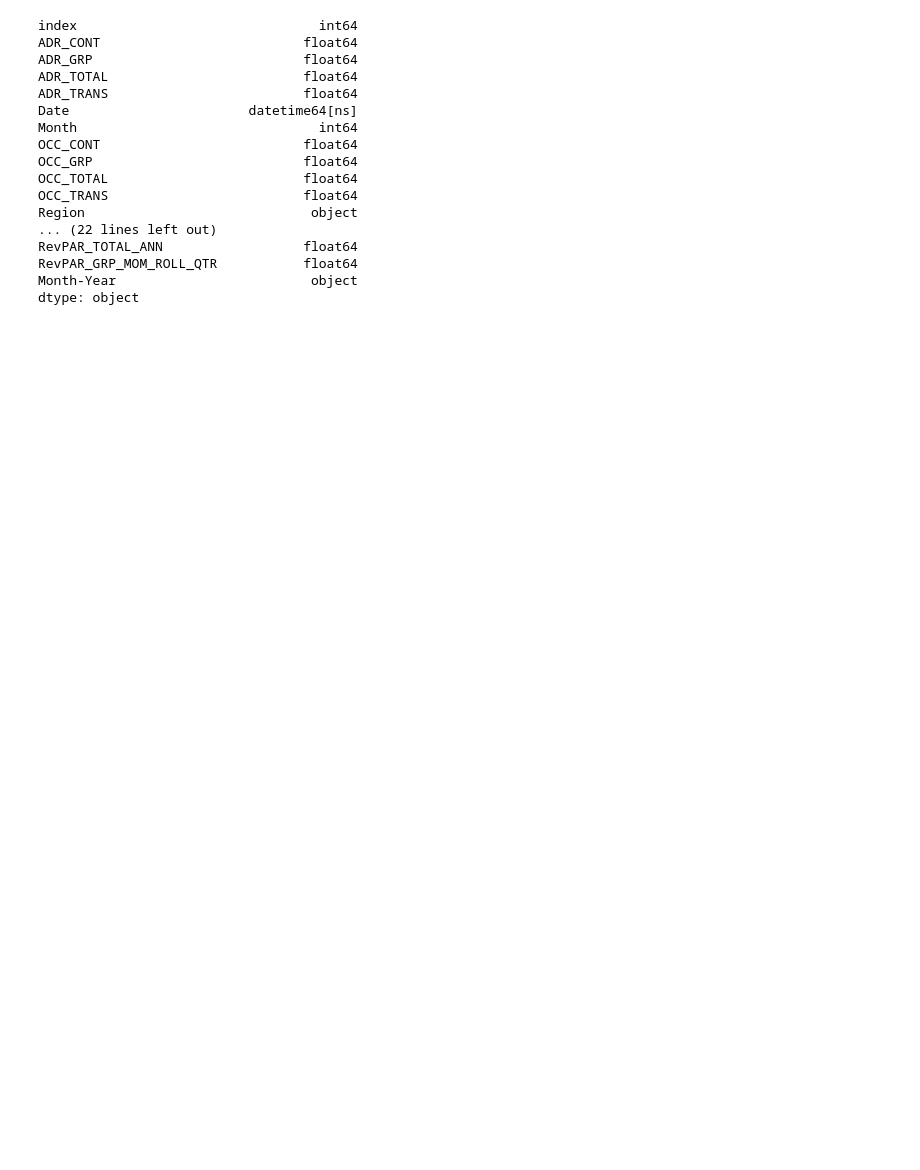
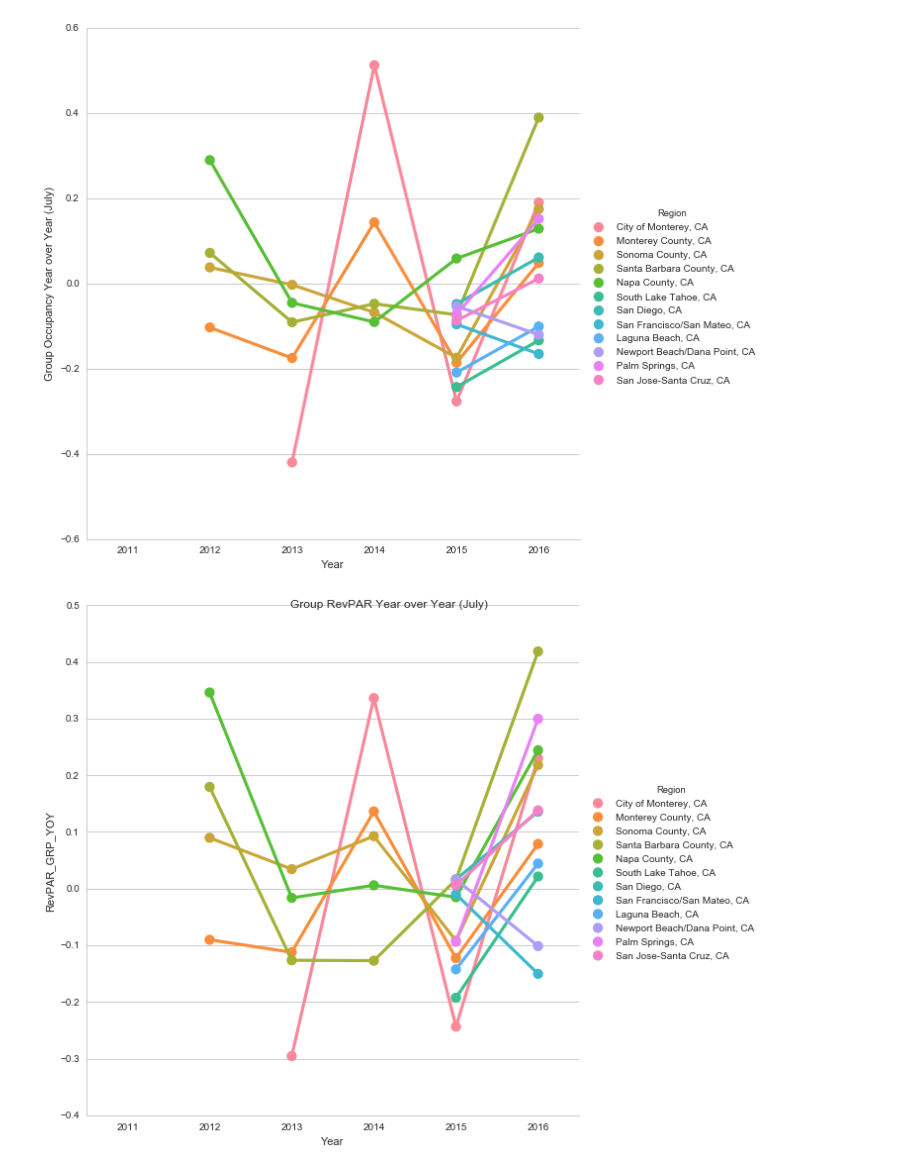
Before and after one commit to studentofdata/market_share_mccvb, a Jupyter notebook: notebooks/anas_hotel_metrics.ipynb, the cells around one changed output. Saved outputs shown, nothing was run; the diff lists cells and outputs as text; code cells hidden in the pictures; blank space fills up the shorter version.

Commit message:
Still hammering away at visualizing this data in seaborn. Not any closer to a report it feels like..

```diff
--- a/notebooks/anas_hotel_metrics.ipynb
+++ b/notebooks/anas_hotel_metrics.ipynb
@@ -8,6 +8,8 @@ import matplotlib.pyplot as plt
 import seasonal
 import seaborn as sns
 sns.set(style="whitegrid", color_codes=True)
+
+#%matplotlib inline
 
 # Data Location within CC DS
 data_location = os.path.join("..","data","external")
@@ -113,13 +115,15 @@ region_mapping = {'Long Beach/Torrance':'LBT',
                    'Newport Beach/Dana Point, CA':'NPB'}
 
 
+region_exclude = ['Long Beach/Torrance']
+
 
 # Read in Monterey County XLS
 #
 # Documentation for Monterey County XLS goes here...
 file_path = os.path.join(data_location, "Monterey-County-City-STR-ALL.xlsx")
 m_cnty = pd.read_excel(file_path, sheetname = "County of Monterey 05-16 Seg")
-m_cty = pd.read_excel(file_path, sheetname = "City of Monterey 00-16 Agg")
+m_city = pd.read_excel(file_path, sheetname = "City of Monterey 13-16 Seg")
 
 # Read in Compset data
 file_path = os.path.join(data_location, "Comp-Set-STR-ALL.xlsx")
@@ -293,20 +246,30 @@ for area in unique_areas:
-# %%
-viz_set.dtypes
-# %% [output]
-index                               int64
-ADR_CONT                          float64
-ADR_GRP                           float64
-ADR_TOTAL                         float64
-ADR_TRANS                         float64
-Date                       datetime64[ns]
-Month                               int64
-OCC_CONT                          float64
-OCC_GRP                           float64
-OCC_TOTAL                         float64
-OCC_TRANS                         float64
-Region                             object
-... (22 lines left out)
-RevPAR_TOTAL_ANN                  float64
-RevPAR_GRP_MOM_ROLL_QTR           float64
-Month-Year                         object
-dtype: object
+# %%
+##################################################
+# Let's visualize this data for output to Tammy & Rob
+#
+
+#Getting a feel for it
+viz_set = tot_set
+viz_set['Date'] = pd.to_datetime(viz_set['Date'])
+viz_set['Month-Year'] = viz_set['Date'].apply(lambda x: str(x.month) + "-" + str(x.year))
+viz_set = viz_set.sort_values(by=['Date'])
+
+plot_data = viz_set[viz_set['Month'] == "7"]
+
+ax = sns.factorplot(x="Year", y="OCC_GRP_YOY", hue="Region", data=plot_data, size=8)
+ax = ax.set(ylabel='Group Occupancy Year over Year (July)')
+plt.savefig('Occ_Grp_YOY_July.pdf')
+#plt.clf()
+
+ax = sns.factorplot(x="Year", y="RevPAR_GRP_YOY", hue="Region",data=plot_data, size=8)
+ax.fig.suptitle('Group RevPAR Year over Year (July)')
+plt.savefig('RevPAR_Grp_YOY_July.pdf')
+#plt.clf()
+
+ax = sns.factorplot(x="Year",y="ADR_GRP_YOY", hue="Region",data=plot_data, size=8)
+ax = ax.set(ylabel='Group ADR Year over Year (July)')
+plt.savefig('ADR_Grp_YOY_July.pdf')
+#plt.clf()
+# %% [output]
+[figure, added]
+[figure, added]
```
Also changed, not shown: parts of 9 cells of this notebook.
